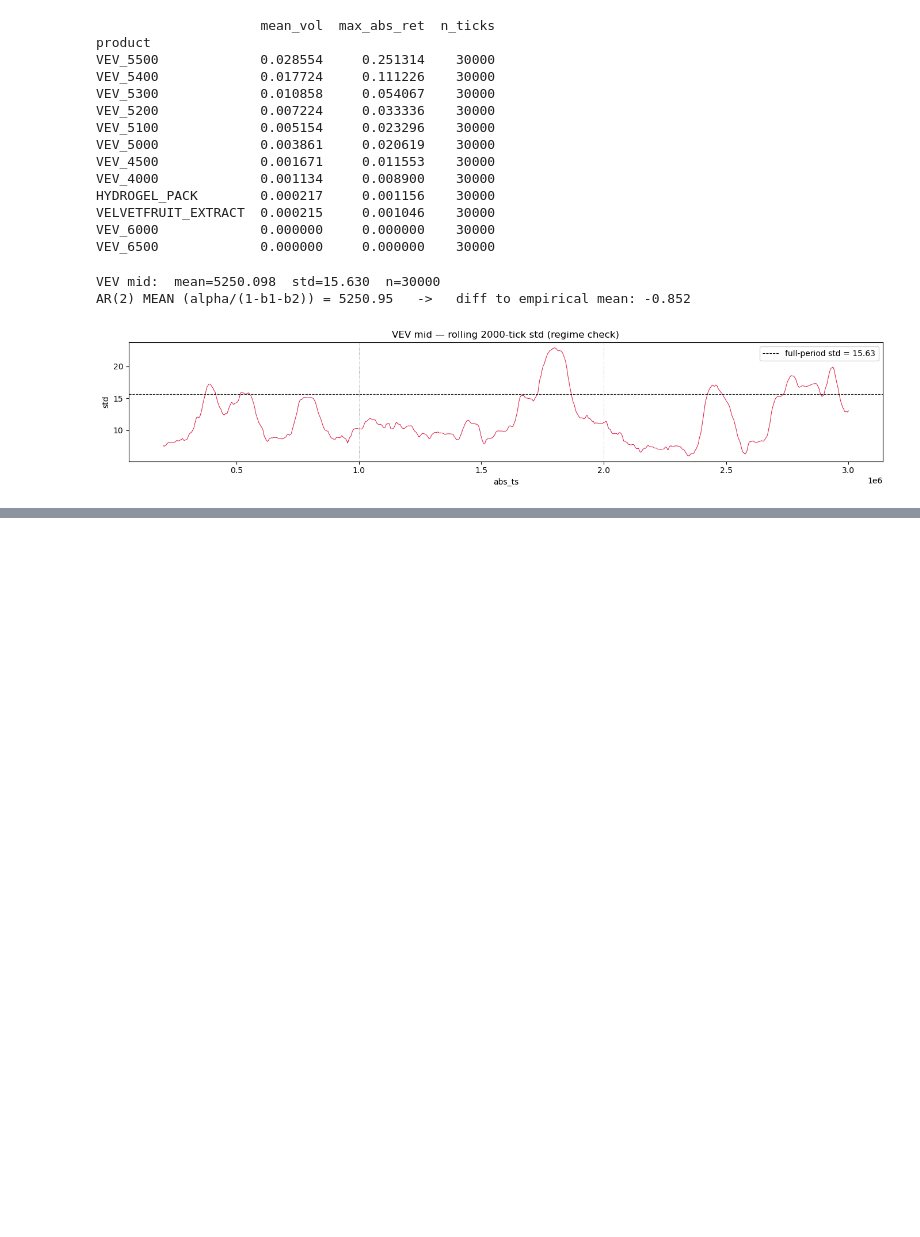
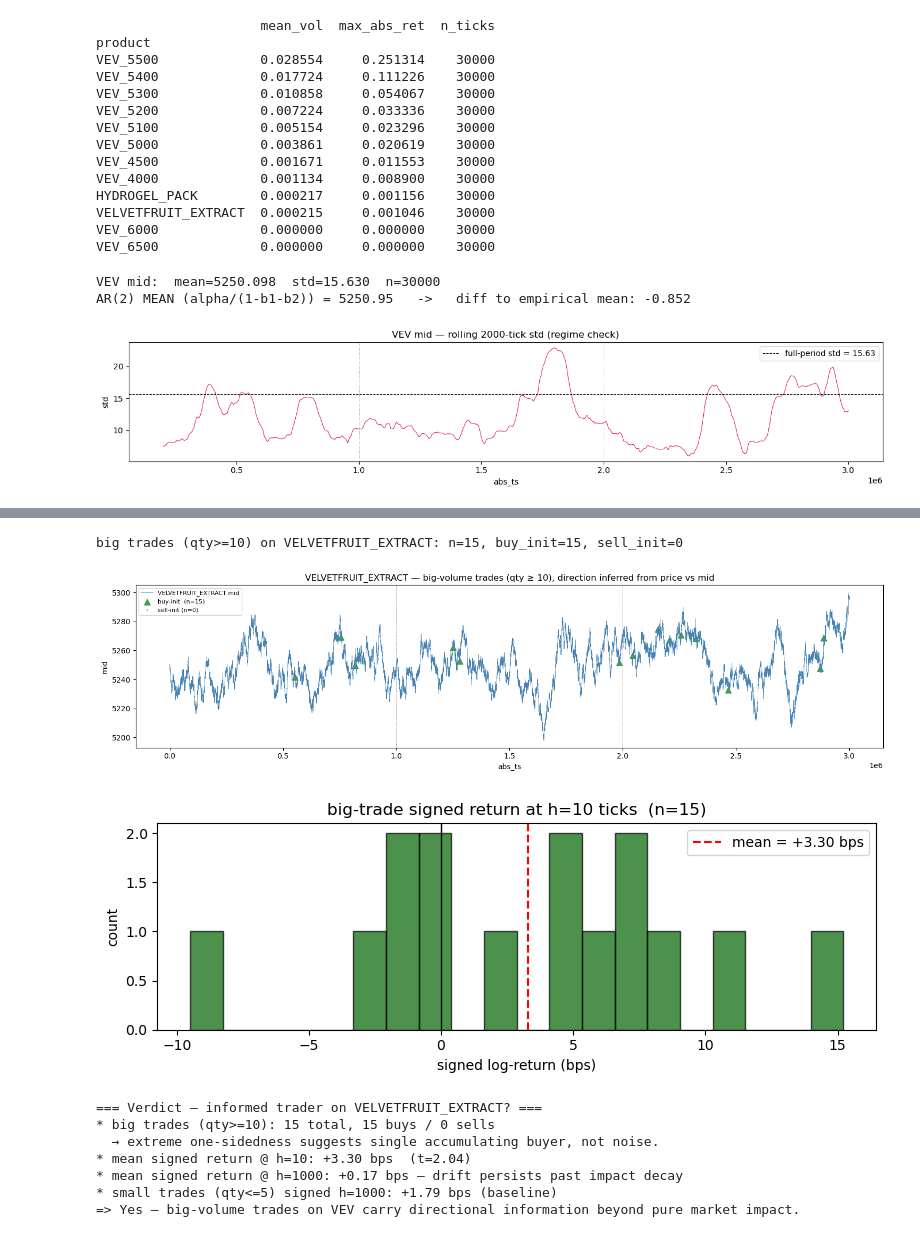
Before and after one commit to nikaslukyanov/kernel_trick, a Jupyter notebook: ROUND3/round3_analysis.ipynb, the cells around one changed output, grey strips where cells are left out. Saved outputs shown, nothing was run; the diff lists cells and outputs as text; code cells hidden in the pictures; blank space fills up the shorter version.

```diff
--- a/ROUND3/round3_analysis.ipynb
+++ b/ROUND3/round3_analysis.ipynb
@@ -216,0 +293,54 @@ FUNCTION SABR_IV(strike):
+# %%
+# Big-trade arrows over VEV mid (qty>=10)
+big = vt[vt.quantity >= 14].copy()
+print(f'big trades (qty>=10) on {SYM}: n={len(big)}, '
+      f'buy_init={(big.dir==1).sum()}, sell_init={(big.dir==-1).sum()}')
+
+fig, ax = plt.subplots(figsize=(15, 4))
+ax.plot(vev_ts, vev_mid, lw=0.5, color='steelblue', label=f'{SYM} mid')
+buy  = big[big.dir == 1]
+sell = big[big.dir == -1]
+ax.scatter(buy['abs_ts'],  buy['mid_at'],  marker='^', s=20+buy['quantity']*3,
+           color='green', alpha=0.7, label=f'buy-init  (n={len(buy)})')
+ax.scatter(sell['abs_ts'], sell['mid_at'], marker='v', s=20+sell['quantity']*3,
+           color='red',   alpha=0.7, label=f'sell-init (n={len(sell)})')
+for sep in [1_000_000, 2_000_000]:
+    ax.axvline(sep, color='gray', lw=0.6, ls='--')
+ax.set_title(f'{SYM} — big-volume trades (qty ≥ 10), direction inferred from price vs mid')
+ax.set_xlabel('abs_ts'); ax.set_ylabel('mid')
+ax.legend(loc='best', fontsize=8)
+plt.tight_layout(); plt.show()
+
+# distribution of signed returns at h=10 (most significant horizon)
+fig, ax = plt.subplots(figsize=(8, 3))
+s10 = big[big.dir != 0]['signed_10'].values * 1e4
+ax.hist(s10, bins=20, color='darkgreen', alpha=0.7, edgecolor='k')
+ax.axvline(0, color='k', lw=1)
+ax.axvline(s10.mean(), color='red', lw=1.5, ls='--',
+           label=f'mean = {s10.mean():+.2f} bps')
+ax.set_title(f'big-trade signed return at h=10 ticks  (n={len(s10)})')
+ax.set_xlabel('signed log-return (bps)'); ax.set_ylabel('count')
+ax.legend()
+plt.tight_layout(); plt.show()
+
+# Conclusion print
+print(f"""
+=== Verdict — informed trader on {SYM}? ===
+* big trades (qty>=10): {len(big)} total, {(big.dir==1).sum()} buys / {(big.dir==-1).sum()} sells
+  → extreme one-sidedness suggests single accumulating buyer, not noise.
+* mean signed return @ h=10: {s10.mean():+.2f} bps  (t={s10.mean()/(s10.std(ddof=1)/np.sqrt(len(s10))):.2f})
+* mean signed return @ h=1000: {big[big.dir!=0]['signed_1000'].mean()*1e4:+.2f} bps — drift persists past impact decay
+* small trades (qty<=5) signed h=1000: {vt[(vt.quantity<=5)&(vt.dir!=0)]['signed_1000'].mean()*1e4:+.2f} bps (baseline)
+=> Yes — big-volume trades on VEV carry directional information beyond pure market impact.
+""")
+# %% [output]
+big trades (qty>=10) on VELVETFRUIT_EXTRACT: n=15, buy_init=15, sell_init=0
+[figure, added]
+[figure, added]
+=== Verdict — informed trader on VELVETFRUIT_EXTRACT? ===
+* big trades (qty>=10): 15 total, 15 buys / 0 sells
+  → extreme one-sidedness suggests single accumulating buyer, not noise.
+* mean signed return @ h=10: +3.30 bps  (t=2.04)
+* mean signed return @ h=1000: +0.17 bps — drift persists past impact decay
+* small trades (qty<=5) signed h=1000: +1.79 bps (baseline)
+=> Yes — big-volume trades on VEV carry directional information beyond pure market impact.
```
Also changed, not shown: parts of 3 cells of this notebook, 9 other files.
